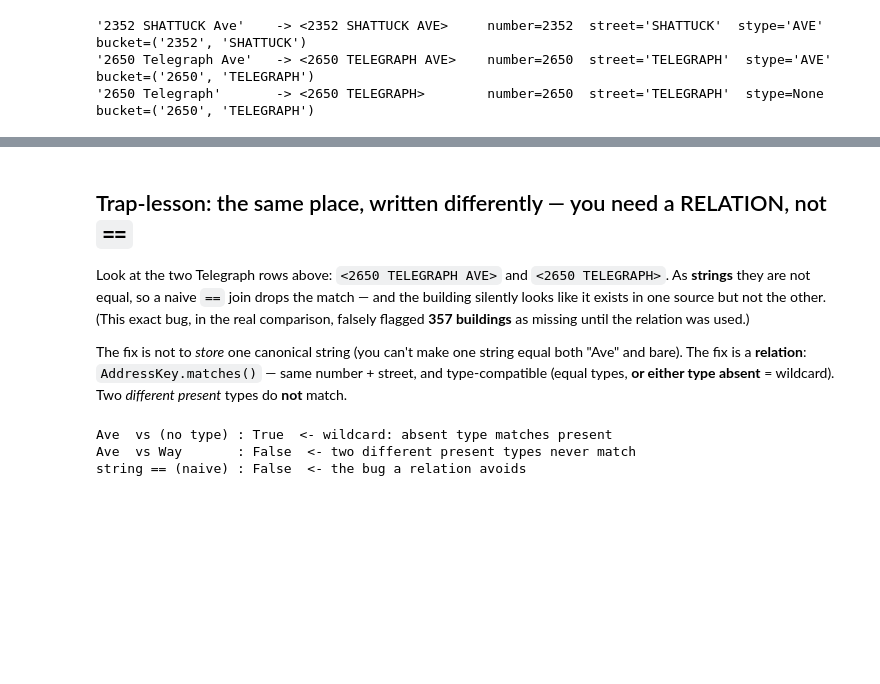
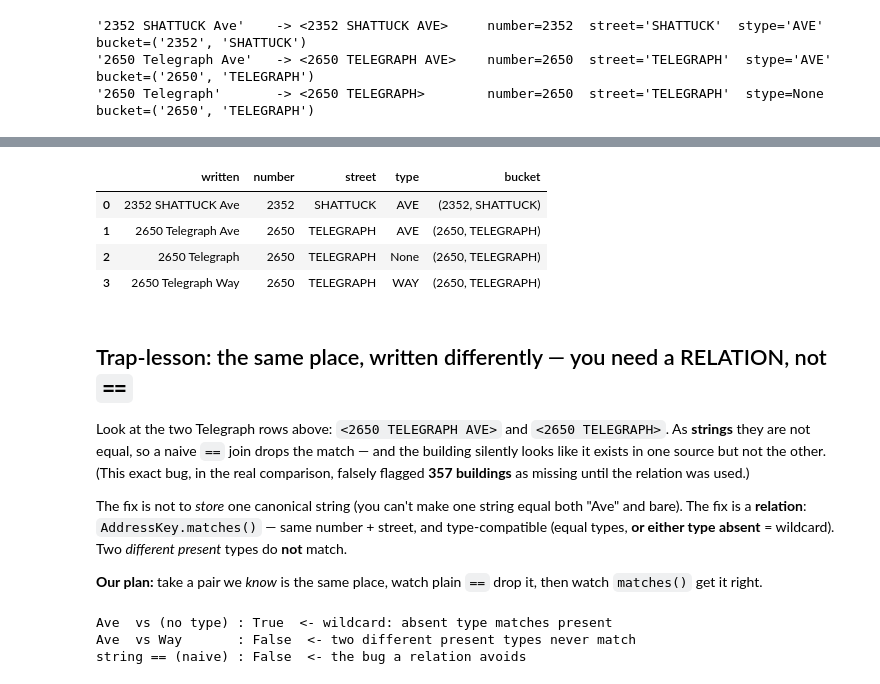
Before and after one commit to blockXblock/berkeley-housing-analysis, a Jupyter notebook: notebooks/curriculum/JN2_address_key.ipynb, the cells around one changed output, grey strips where cells are left out. Saved outputs shown, nothing was run; the diff lists cells and outputs as text; code cells hidden in the pictures; blank space fills up the shorter version.

```diff
--- a/notebooks/curriculum/JN2_address_key.ipynb
+++ b/notebooks/curriculum/JN2_address_key.ipynb
@@ -103,3 +126,18 @@ for a in ['2352 SHATTUCK Ave', '2650 Telegraph Ave', '2650 Telegraph']:
+# %%
+import pandas as pd
+# a focused look: different surface strings, and the key each one collapses to
+_examples = ['2352 SHATTUCK Ave', '2650 Telegraph Ave', '2650 Telegraph', '2650 Telegraph Way']
+pd.DataFrame([{'written': s,
+               'number': normalize_address(s).number,
+               'street': normalize_address(s).street,
+               'type':   normalize_address(s).stype,
+               'bucket': normalize_address(s).bucket} for s in _examples])
+# %% [output]
+|  | written | number | street | type | bucket |
+| 0 | 2352 SHATTUCK Ave | 2352 | SHATTUCK | AVE | (2352, SHATTUCK) |
+| 1 | 2650 Telegraph Ave | 2650 | TELEGRAPH | AVE | (2650, TELEGRAPH) |
+| 2 | 2650 Telegraph | 2650 | TELEGRAPH | None | (2650, TELEGRAPH) |
+| 3 | 2650 Telegraph Way | 2650 | TELEGRAPH | WAY | (2650, TELEGRAPH) |
 # %% [markdown]
 ## Trap-lesson: the same place, written differently — you need a RELATION, not `==`
 
@@ -111,6 +149,8 @@ exists in one source but not the other. (This exact bug, in the real comparison,
 The fix is not to *store* one canonical string (you can't make one string equal both "Ave" and bare).
 The fix is a **relation**: `AddressKey.matches()` — same number + street, and type-compatible
 (equal types, **or either type absent** = wildcard). Two *different present* types do **not** match.
+
+**Our plan:** take a pair we *know* is the same place, watch plain `==` drop it, then watch `matches()` get it right.
 # %%
 a = normalize_address('2650 Telegraph Ave')
 b = normalize_address('2650 Telegraph')        # suffix absent
```
Also changed, not shown: parts of 15 cells of this notebook, 6 other files.
